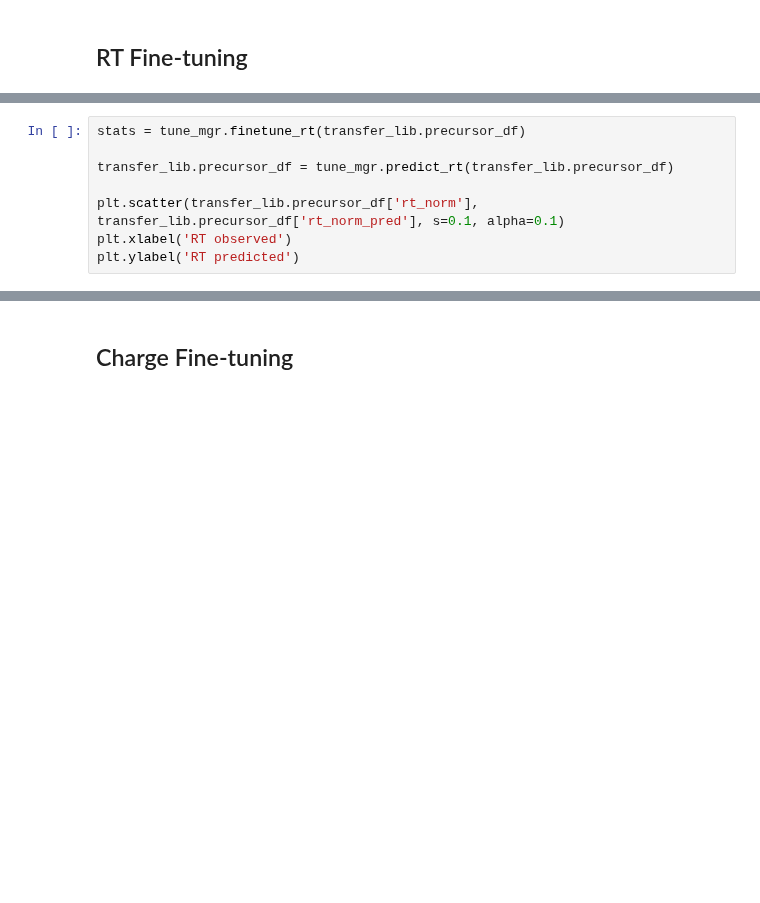
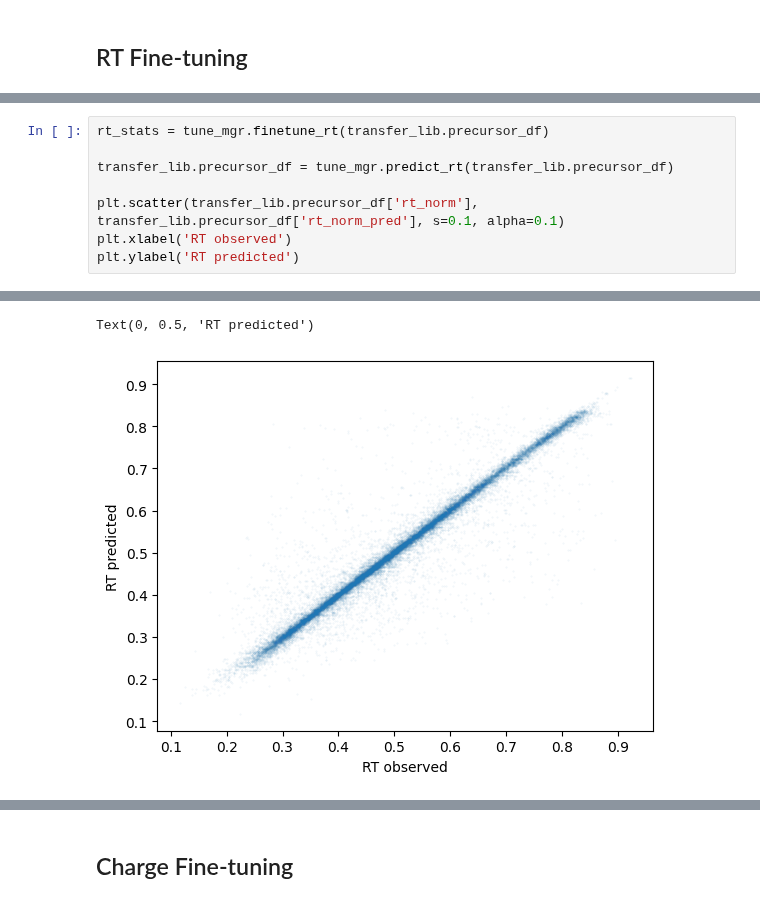
Before and after one commit to MannLabs/alphadia, a Jupyter notebook: nbs/tutorial_nbs/finetuning.ipynb, the cells around one changed output, grey strips where cells are left out. Cells and saved outputs as stored; diff of their text form; blank space fills up the shorter version.

```diff
--- a/nbs/tutorial_nbs/finetuning.ipynb
+++ b/nbs/tutorial_nbs/finetuning.ipynb
@@ -58,5 +97,5 @@ Text(0, 0.5, 'RT predicted')
 # %%
-stats = tune_mgr.finetune_rt(transfer_lib.precursor_df)
+rt_stats = tune_mgr.finetune_rt(transfer_lib.precursor_df)
 
 transfer_lib.precursor_df = tune_mgr.predict_rt(transfer_lib.precursor_df)
 
@@ -70,0 +132,2 @@ plt.ylabel('RT predicted')
+Text(0, 0.5, 'RT predicted')
+[figure, added]
```
Also changed, not shown: parts of 17 cells of this notebook, 3 other files.
